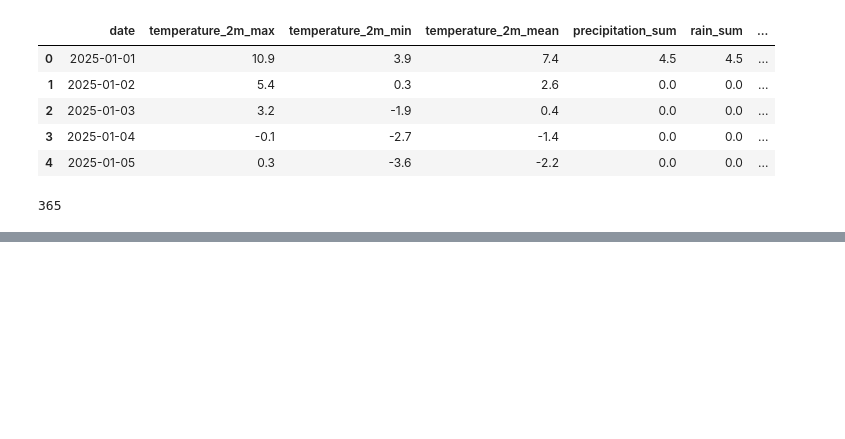
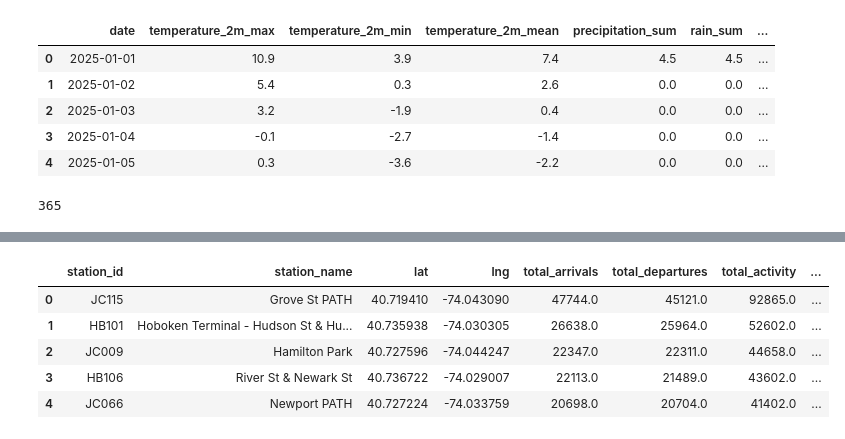
Before and after one commit to hovhannisyan91/aca, a Jupyter notebook: lab/python/notebooks/Session_16_SQLAlchemy.ipynb, the cells around one changed output, grey strips where cells are left out. Cells and saved outputs as stored; diff of their text form; code cells hidden in the pictures; blank space fills up the shorter version.

```diff
--- a/lab/python/notebooks/Session_16_SQLAlchemy.ipynb
+++ b/lab/python/notebooks/Session_16_SQLAlchemy.ipynb
@@ -262,0 +299,74 @@ This creates a real geometry column in PostgreSQL.
+# %%
+
+station_activity_agg = (
+    station_activity_long
+    .groupby(
+        [
+            "station_id",
+            "station_name",
+            "lat",
+            "lng",
+            "activity_type"
+        ],
+        as_index=False
+    )
+    .agg(
+        number_of_rides=("ride_id", "count")
+    )
+)
+# %%
+
+station_summary = (
+    station_activity_agg
+    .pivot_table(
+        index=[
+            "station_id",
+            "station_name",
+            "lat",
+            "lng"
+        ],
+        columns="activity_type",
+        values="number_of_rides",
+        fill_value=0
+    )
+    .reset_index()
+)
+
+station_summary.columns.name = None
+
+station_summary = station_summary.rename(
+    columns={
+        "departure": "total_departures",
+        "arrival": "total_arrivals"
+    }
+)
+
+if "total_departures" not in station_summary.columns:
+    station_summary["total_departures"] = 0
+
+if "total_arrivals" not in station_summary.columns:
+    station_summary["total_arrivals"] = 0
+
+station_summary["total_activity"] = (
+    station_summary["total_departures"] +
+    station_summary["total_arrivals"]
+)
+
+station_summary["net_departures"] = (
+    station_summary["total_departures"] -
+    station_summary["total_arrivals"]
+)
+
+station_summary = station_summary.sort_values(
+    "total_activity",
+    ascending=False
+).reset_index(drop=True)
+
+station_summary.head()
+# %% [output]
+|  | station_id | station_name | lat | lng | total_arrivals | total_departures | total_activity | ... |
+| 0 | JC115 | Grove St PATH | 40.719410 | -74.043090 | 47744.0 | 45121.0 | 92865.0 | ... |
+| 1 | HB101 | Hoboken Terminal - Hudson St & Hu... | 40.735938 | -74.030305 | 26638.0 | 25964.0 | 52602.0 | ... |
+| 2 | JC009 | Hamilton Park | 40.727596 | -74.044247 | 22347.0 | 22311.0 | 44658.0 | ... |
+| 3 | HB106 | River St & Newark St | 40.736722 | -74.029007 | 22113.0 | 21489.0 | 43602.0 | ... |
+| 4 | JC066 | Newport PATH | 40.727224 | -74.033759 | 20698.0 | 20704.0 | 41402.0 | ... |
```
Also changed, not shown: parts of 15 cells of this notebook.
